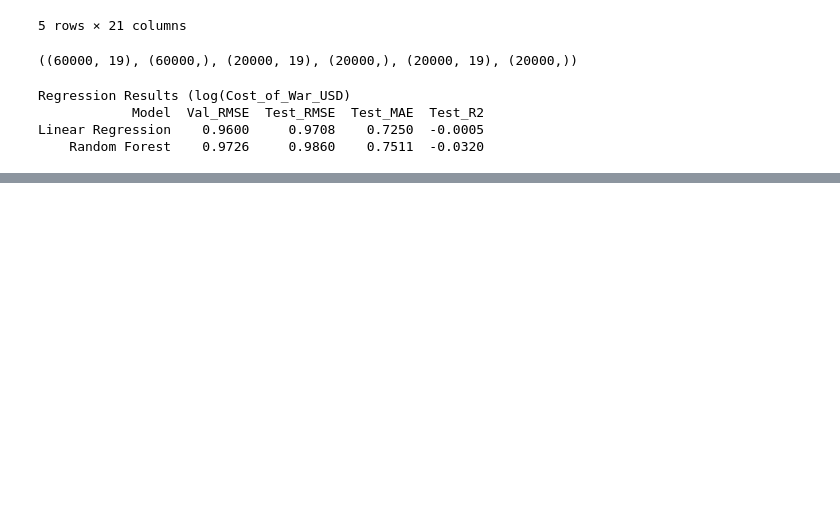
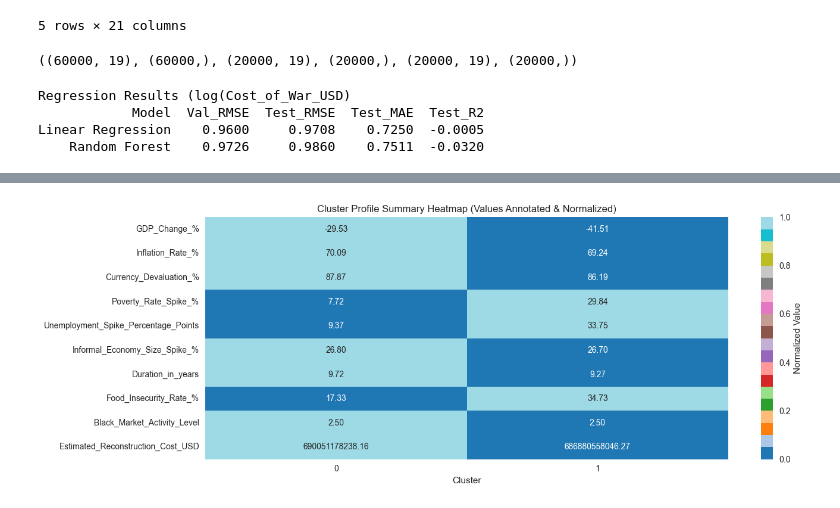
Before and after one commit to J2ckyo/4850-Final-Project, a Jupyter notebook: Data_Rangling.ipynb, the cells around one changed output, grey strips where cells are left out. Saved outputs shown, nothing was run; the diff lists cells and outputs as text; code cells hidden in the pictures; blank space fills up the shorter version.

```diff
--- a/Data_Rangling.ipynb
+++ b/Data_Rangling.ipynb
@@ -540,0 +718,14 @@ Linear Regression    0.9600     0.9708    0.7250  -0.0005
+# %%
+# df["Cluster"] = clusters
+# cluster_summary = df.groupby("Cluster")[cluster_cols].mean()
+# print(pd.DataFrame(cluster_summary).to_string(index=False))
+
+plt.figure(figsize = (14, 5))
+cluster_norms = (cluster_summary - cluster_summary.min()) / (cluster_summary.max() - cluster_summary.min())
+sns.heatmap(cluster_norms.T, annot=cluster_summary.T, cmap="tab20",
+cbar_kws={"label": "Normalized Value"}, fmt=".2f")
+plt.title("Cluster Profile Summary Heatmap (Values Annotated & Normalized)")
+plt.tight_layout()
+plt.show()
+# %% [output]
+[figure, added]
```
Also changed, not shown: parts of 18 cells of this notebook.
